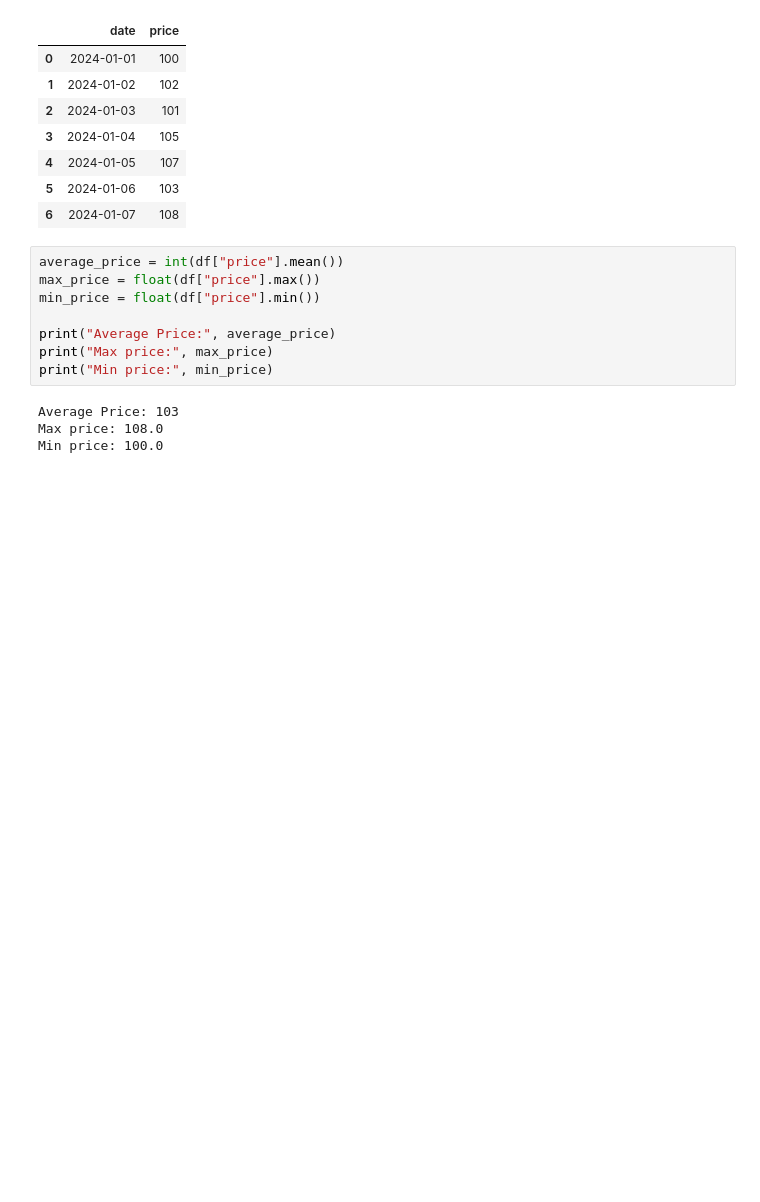
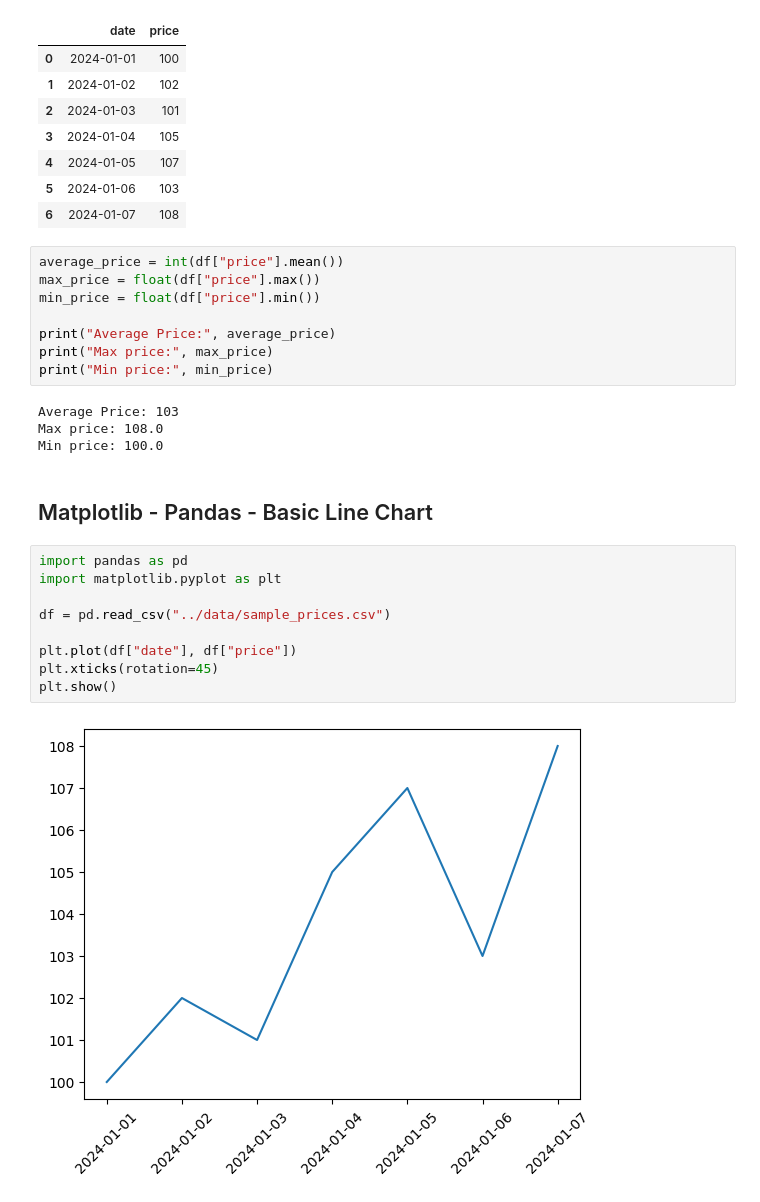
Before and after one commit to MMoore-Dev/stock-bootcamp, a Jupyter notebook: notebooks/day2_exploration.ipynb, the cells around one changed output. Drawn from its saved outputs; the diff is of its cells as text; blank space fills up the shorter version.

Commit message:
Added matplotlib with basic line chart to notebook

```diff
--- a/notebooks/day2_exploration.ipynb
+++ b/notebooks/day2_exploration.ipynb
@@ -154,3 +154,16 @@ print("Min price:", min_price)
 Average Price: 103
 Max price: 108.0
 Min price: 100.0
+# %% [markdown]
+## Matplotlib - Pandas - Basic Line Chart
+# %%
+import pandas as pd
+import matplotlib.pyplot as plt
+
+df = pd.read_csv("../data/sample_prices.csv")
+
+plt.plot(df["date"], df["price"])
+plt.xticks(rotation=45)
+plt.show()
+# %% [output]
+[figure, added]
```
